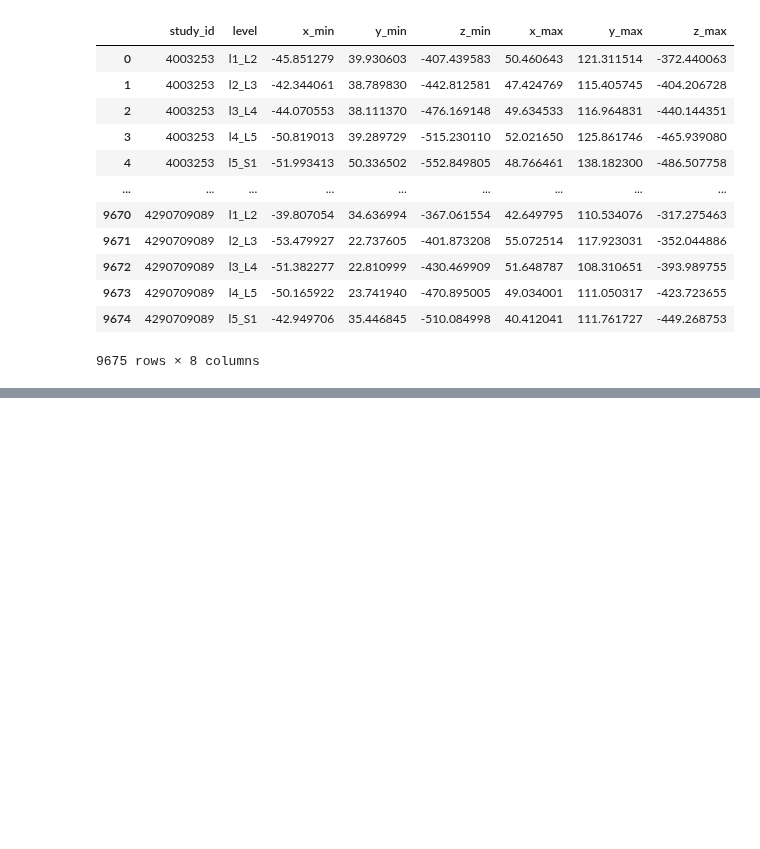
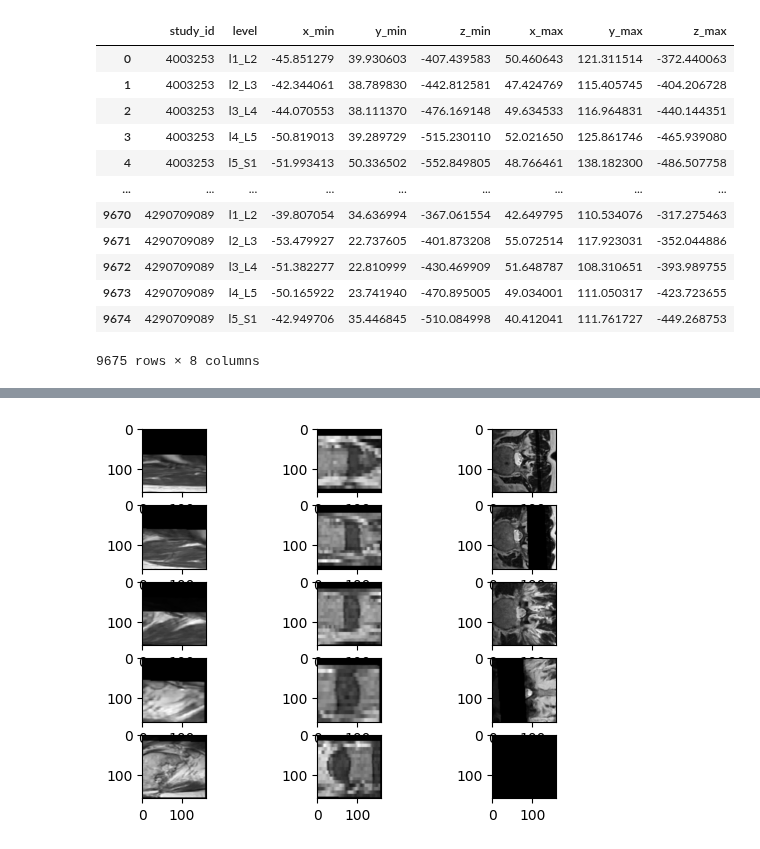
Before and after one commit to IDoCodingStuffs/rsna_2024, a Jupyter notebook: 3d_modeling/pc_loading.ipynb, the cells around one changed output, grey strips where cells are left out. Saved outputs shown, nothing was run; the diff lists cells and outputs as text; code cells hidden in the pictures; blank space fills up the shorter version.

```diff
--- a/3d_modeling/pc_loading.ipynb
+++ b/3d_modeling/pc_loading.ipynb
@@ -196,7 +206,7 @@ def read_vertebral_level_as_voxel_grid(dir_path,
                                        voxel_size=(128, 128, 32),
                                        caching=True,
                                        ):
-    cache_path = os.path.join(dir_path, f"cached_grid_{vertebral_level}_{voxel_size[0]}_{voxel_size[1]}_{voxel_size[2]}.npy.gz")
+    cache_path = os.path.join(dir_path, f"cached_grid_alt_{vertebral_level}_{voxel_size[0]}_{voxel_size[1]}_{voxel_size[2]}.npy.gz")
     f = None
     if caching and os.path.exists(cache_path):
         try:
@@ -226,27 +236,8 @@ def read_vertebral_level_as_voxel_grid(dir_path,
     size = 1
     voxel_level = o3d.geometry.VoxelGrid().create_from_point_cloud(pcd_level, size, color_mode=o3d.geometry.VoxelGrid.VoxelColorMode.MAX)
 
-    # bbox = pcd_level.get_axis_aligned_bounding_box()
-    #
-    # max_b = np.array(bbox.get_max_bound())
-    # min_b = np.array(bbox.get_min_bound())
-    #
-    # pts = (np.array(pcd_level.points) - min_b) * (
-    #         (voxel_size[0] - 1, voxel_size[1] - 1, voxel_size[2] - 1) / (max_b - min_b))
-    # coords = np.round(pts).astype(np.int32)
-    # vals = np.array(pcd_level.colors, dtype=np.float16)
-
-    coords = []
-    vals = []
-
-    for voxel in voxel_level.get_voxels():
-        coords.append(voxel.grid_index)
-        vals.append(voxel.color)
-
-    max_b = np.max(coords, axis=0) + 1
-
-    coords = np.array(coords)
-    vals = np.array(vals, dtype=np.float32)
+    coords = np.array([voxel.grid_index for voxel in voxel_level.get_voxels()])
+    vals = np.array([voxel.color for voxel in voxel_level.get_voxels()], dtype=np.float16)
 
     size = np.max(coords, axis=0) + 1
     grid = np.zeros((3, size[0], size[1], size[2]), dtype=np.float32)
@@ -266,25 +257,29 @@ def read_vertebral_level_as_voxel_grid(dir_path,
 # %%
 f, axs = plt.subplots(5, 3)
 
-for i in range(5):
+index = 12
+
+for i in range(index * 5, (index + 1) * 5):
     row = bounding_boxes.iloc[i]
     level = row['level'].replace("/", "").lower()
     min_bound = np.array([row['x_min'], row['y_min'], row['z_min']])
     max_bound = np.array([row['x_max'], row['y_max'], row['z_max']])
 
     grid = read_vertebral_level_as_voxel_grid(
         f"../data/rsna-2024-lumbar-spine-degenerative-classification/train_images/{row['study_id']}",
         vertebral_level=level,
         min_bound=min_bound,
         max_bound=max_bound,
         series_type_dict=series_descs,
-        voxel_size=(64, 64, 64),
+        voxel_size=(160, 160, 160),
         caching=False)
 
     # grid = tf(grid.astype(np.float32))
 
-    axs[i - 5, 0].imshow(grid[0, 32], cmap="gray")
-    axs[i - 5, 1].imshow(grid[0, :, 32], cmap="gray")
-    axs[i - 5, 2].imshow(grid[1, :, :, 32], cmap="gray")
+    axs[i % 5, 0].imshow(grid[0, 16], cmap="gray")
+    axs[i % 5, 1].imshow(grid[0, :, 16], cmap="gray")
+    axs[i % 5, 2].imshow(grid[1, :, :, 16], cmap="gray")
 
 plt.show()
+# %% [output]
+[figure, added]
```
Also changed, not shown: parts of 3 cells of this notebook, 5 other files.
